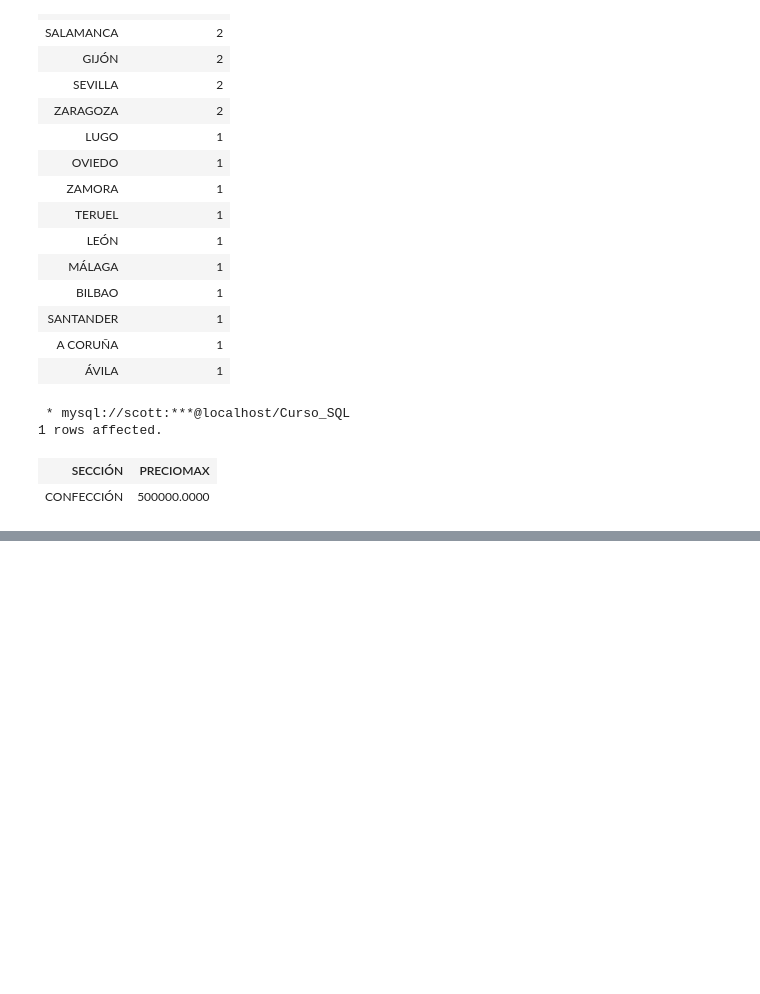
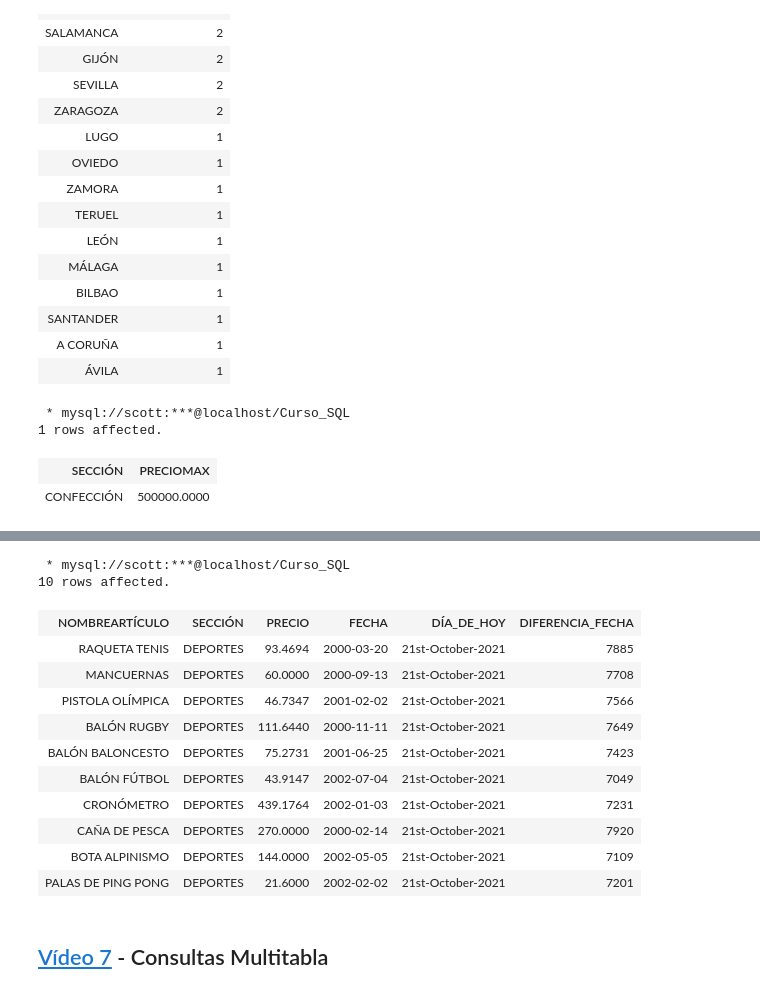
Before and after one commit to Herraiz/CursoSQL, a Jupyter notebook: CursoSQL.ipynb, the cells around one changed output, grey strips where cells are left out. Saved outputs shown, nothing was run; the diff lists cells and outputs as text; code cells hidden in the pictures; blank space fills up the shorter version.

```diff
--- a/CursoSQL.ipynb
+++ b/CursoSQL.ipynb
@@ -281,0 +344,22 @@ HAVING SECCIÓN = 'CONFECCIÓN'
+# %%
+%%sql
+
+SELECT NOMBREARTÍCULO, SECCIÓN, PRECIO, FECHA, DATE_FORMAT(NOW(), '%D-%M-%Y') as DÍA_DE_HOY, DATEDIFF(NOW(), FECHA) as DIFERENCIA_FECHA
+FROM PRODUCTOS
+WHERE SECCIÓN = 'Deportes'
+# %% [output]
+ * mysql://scott:***@localhost/Curso_SQL
+10 rows affected.
+| NOMBREARTÍCULO | SECCIÓN | PRECIO | FECHA | DÍA_DE_HOY | DIFERENCIA_FECHA |
+| RAQUETA TENIS | DEPORTES | 93.4694 | 2000-03-20 | 21st-October-2021 | 7885 |
+| MANCUERNAS | DEPORTES | 60.0000 | 2000-09-13 | 21st-October-2021 | 7708 |
+| PISTOLA OLÍMPICA | DEPORTES | 46.7347 | 2001-02-02 | 21st-October-2021 | 7566 |
+| BALÓN RUGBY | DEPORTES | 111.6440 | 2000-11-11 | 21st-October-2021 | 7649 |
+| BALÓN BALONCESTO | DEPORTES | 75.2731 | 2001-06-25 | 21st-October-2021 | 7423 |
+| BALÓN FÚTBOL | DEPORTES | 43.9147 | 2002-07-04 | 21st-October-2021 | 7049 |
+| CRONÓMETRO | DEPORTES | 439.1764 | 2002-01-03 | 21st-October-2021 | 7231 |
+| CAÑA DE PESCA | DEPORTES | 270.0000 | 2000-02-14 | 21st-October-2021 | 7920 |
+| BOTA ALPINISMO | DEPORTES | 144.0000 | 2002-05-05 | 21st-October-2021 | 7109 |
+| PALAS DE PING PONG | DEPORTES | 21.6000 | 2002-02-02 | 21st-October-2021 | 7201 |
+# %% [markdown]
+## [Vídeo 7](https://www.youtube.com/watch?v=M2Ee0HnSPOU&list=PLU8oAlHdN5Bmx-LChV4K3MbHrpZKefNwn&index=8) - Consultas Multitabla
```
Also changed, not shown: parts of 9 cells of this notebook.
